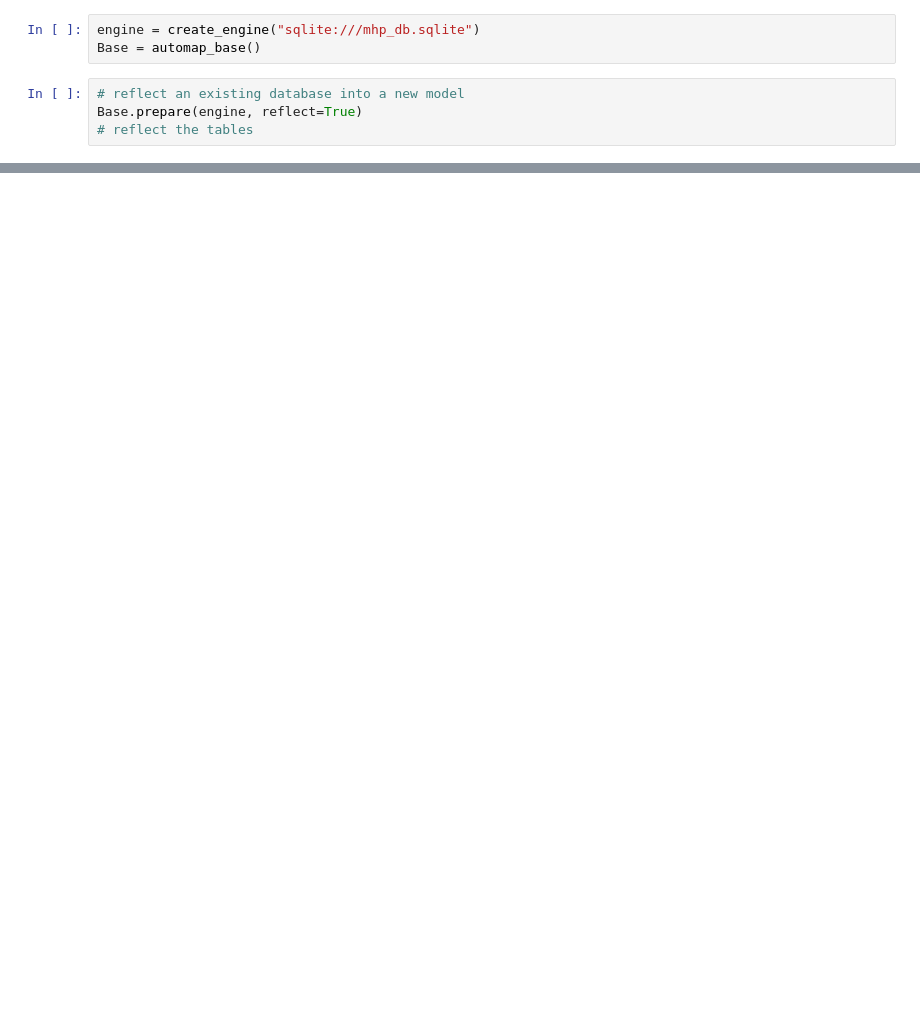
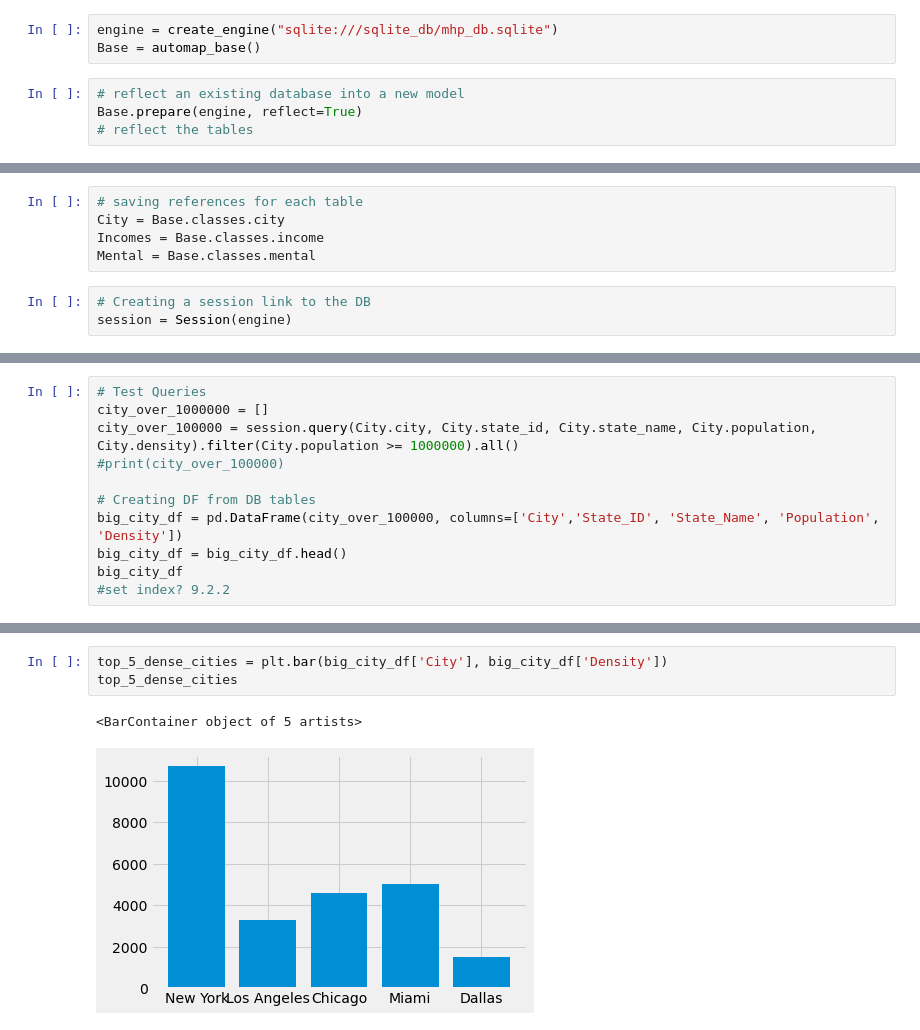
Before and after one commit to nhafer88/Mental_Health_Predictor, a Jupyter notebook: sqlite/flask.ipynb, the cells around one changed output, grey strips where cells are left out. Cells and saved outputs as stored; diff of their text form; blank space fills up the shorter version.

Commit message:
adding information to the sqlite DB

```diff
--- a/sqlite/flask.ipynb
+++ b/sqlite/flask.ipynb
@@ -17,5 +18,5 @@ from sqlalchemy import create_engine, func
 # %%
-engine = create_engine("sqlite:///mhp_db.sqlite")
+engine = create_engine("sqlite:///sqlite_db/mhp_db.sqlite")
 Base = automap_base()
 # %%
 # reflect an existing database into a new model
@@ -27,0 +29,8 @@ Base.classes.keys()
+# %%
+# saving references for each table
+City = Base.classes.city
+Incomes = Base.classes.income
+Mental = Base.classes.mental
+# %%
+# Creating a session link to the DB
+session = Session(engine)
@@ -27,0 +63,11 @@ Base.classes.keys()
+# %%
+# Test Queries
+city_over_1000000 = []
+city_over_100000 = session.query(City.city, City.state_id, City.state_name, City.population, City.density).filter(City.population >= 1000000).all()
+#print(city_over_100000)
+
+# Creating DF from DB tables
+big_city_df = pd.DataFrame(city_over_100000, columns=['City','State_ID', 'State_Name', 'Population', 'Density'])
+big_city_df = big_city_df.head()
+big_city_df
+#set index? 9.2.2
@@ -27,0 +81,6 @@ Base.classes.keys()
+# %%
+top_5_dense_cities = plt.bar(big_city_df['City'], big_city_df['Density'])
+top_5_dense_cities
+# %% [output]
+<BarContainer object of 5 artists>
+[figure, added]
```
Also changed, not shown: parts of 6 cells of this notebook, 5 other files.
